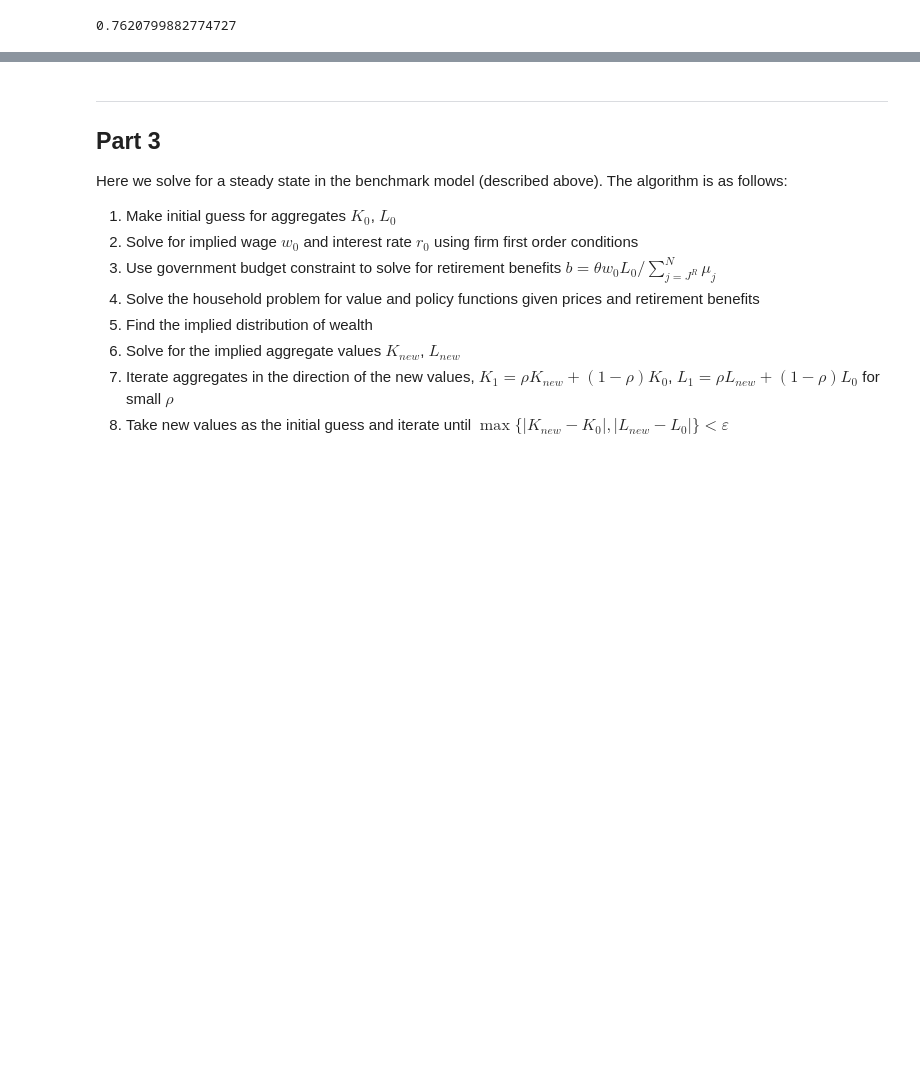
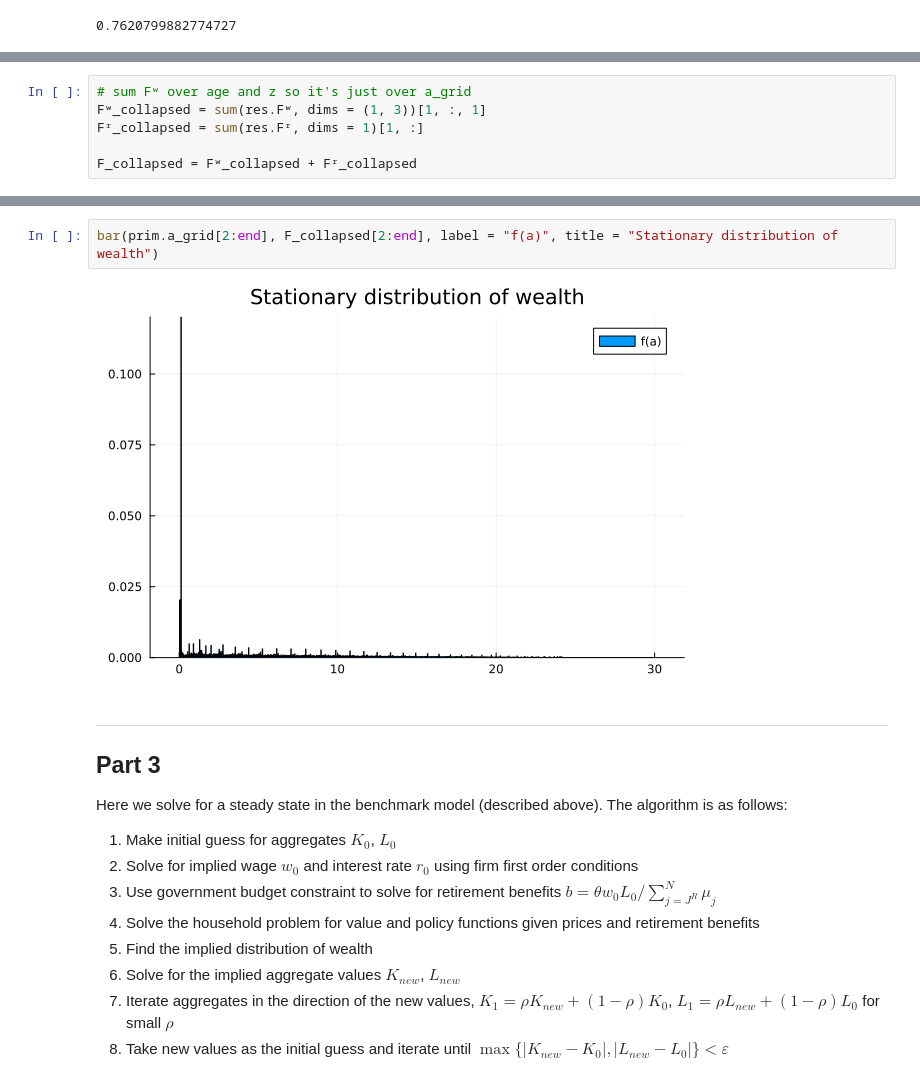
Before and after one commit to john-p-ryan/computation_2024, a Jupyter notebook: Conesa_Krueger/Conesa_krueger_jl.ipynb, the cells around one changed output, grey strips where cells are left out. Drawn from its saved outputs; the diff is of its cells as text; blank space fills up the shorter version.

```diff
--- a/Conesa_Krueger/Conesa_krueger_jl.ipynb
+++ b/Conesa_Krueger/Conesa_krueger_jl.ipynb
@@ -140,0 +147,6 @@ sum(res.Fʷ) # proportion working
+# %%
+# sum Fʷ over age and z so it's just over a_grid
+Fʷ_collapsed = sum(res.Fʷ, dims = (1, 3))[1, :, 1]
+Fʳ_collapsed = sum(res.Fʳ, dims = 1)[1, :]
+
+F_collapsed = Fʷ_collapsed + Fʳ_collapsed
@@ -141,3 +171,7 @@ sum(res.Fʷ) # proportion working
+# %%
+bar(prim.a_grid[2:end], F_collapsed[2:end], label = "f(a)", title = "Stationary distribution of wealth")
+# %% [output]
+[figure, added]
 # %% [markdown]
 ---
 
```
Also changed, not shown: parts of 3 cells of this notebook.
